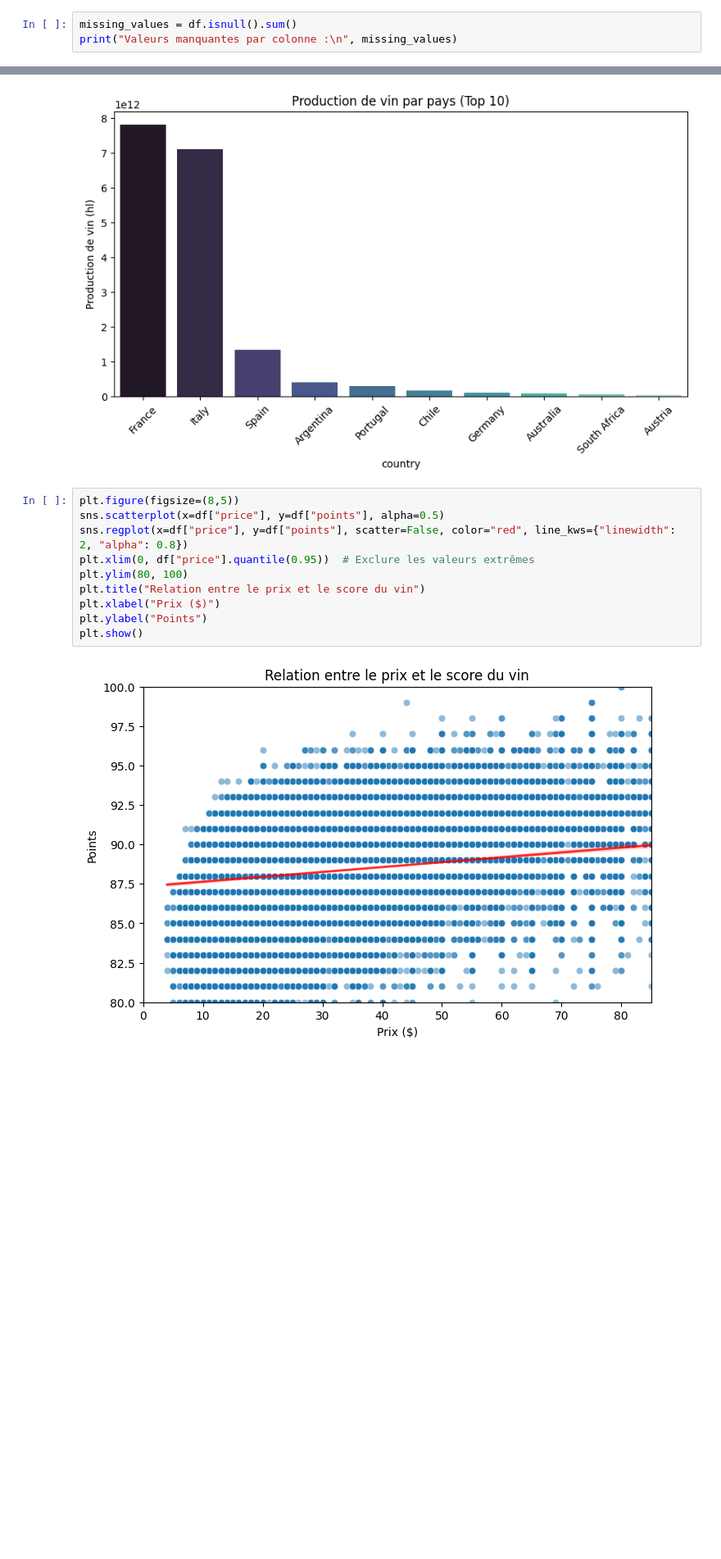
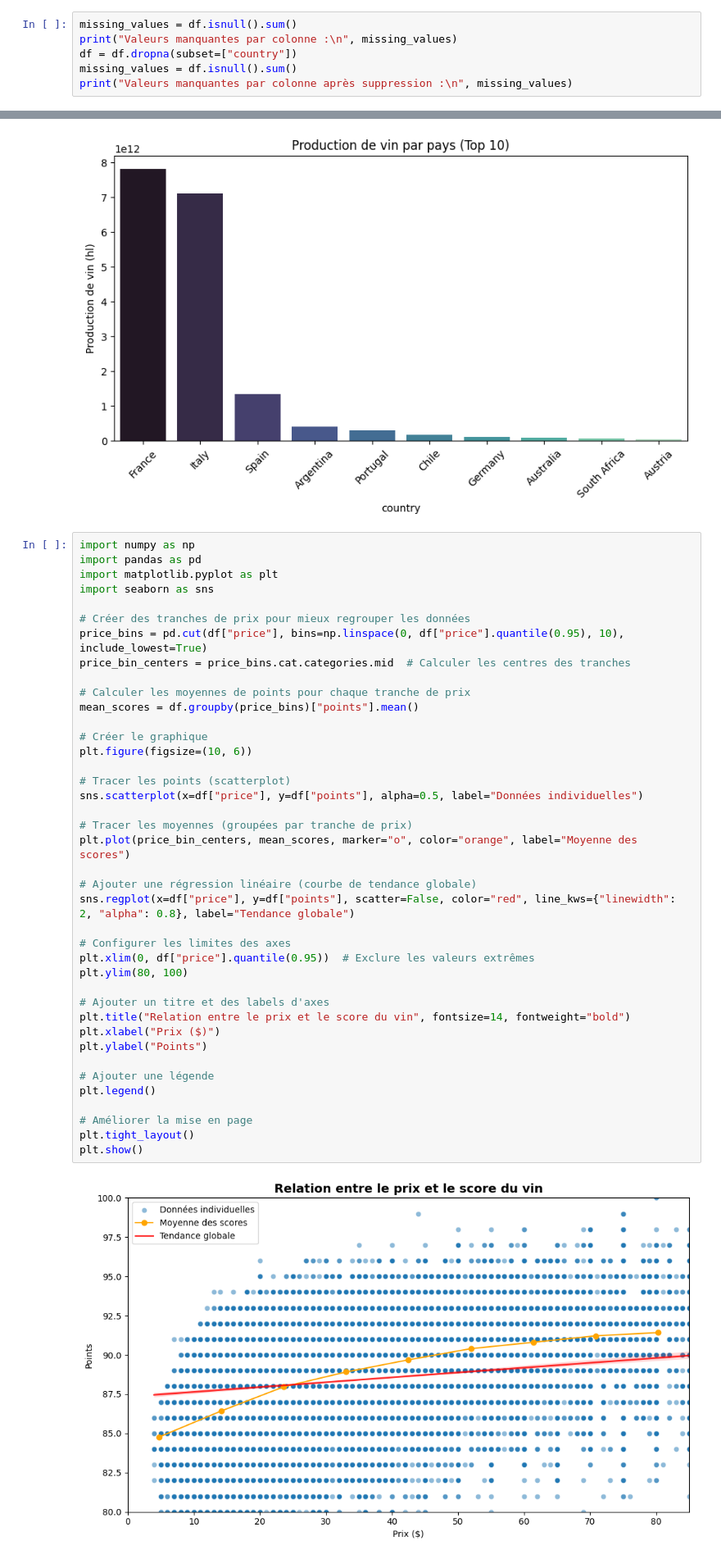
Before and after one commit to PhilippeMath49/ProjetVinasse, a Jupyter notebook: src/Notebook.ipynb, the cells around one changed output, grey strips where cells are left out. Shown at 82% size. Cells and saved outputs as stored; diff of their text form; blank space fills up the shorter version.

Commit message:
nettoyage + affichage diagramme

```diff
--- a/src/Notebook.ipynb
+++ b/src/Notebook.ipynb
@@ -121,6 +121,9 @@ memory usage: 13.9+ MB
 # %%
 missing_values = df.isnull().sum()
 print("Valeurs manquantes par colonne :\n", missing_values)
+df = df.dropna(subset=["country"])
+missing_values = df.isnull().sum()
+print("Valeurs manquantes par colonne après suppression :\n", missing_values)
 # %% [output]
 Valeurs manquantes par colonne :
  id                           0
@@ -392,17 +397,47 @@ plt.show()
 # %% [output]
 [figure]
 # %%
-plt.figure(figsize=(8,5))
-sns.scatterplot(x=df["price"], y=df["points"], alpha=0.5)
-sns.regplot(x=df["price"], y=df["points"], scatter=False, color="red", line_kws={"linewidth": 2, "alpha": 0.8})
+import numpy as np
+import pandas as pd
+import matplotlib.pyplot as plt
+import seaborn as sns
+
+# Créer des tranches de prix pour mieux regrouper les données
+price_bins = pd.cut(df["price"], bins=np.linspace(0, df["price"].quantile(0.95), 10), include_lowest=True)
+price_bin_centers = price_bins.cat.categories.mid  # Calculer les centres des tranches
+
+# Calculer les moyennes de points pour chaque tranche de prix
+mean_scores = df.groupby(price_bins)["points"].mean()
+
+# Créer le graphique
+plt.figure(figsize=(10, 6))
+
+# Tracer les points (scatterplot)
+sns.scatterplot(x=df["price"], y=df["points"], alpha=0.5, label="Données individuelles")
+
+# Tracer les moyennes (groupées par tranche de prix)
+plt.plot(price_bin_centers, mean_scores, marker="o", color="orange", label="Moyenne des scores")
+
+# Ajouter une régression linéaire (courbe de tendance globale)
+sns.regplot(x=df["price"], y=df["points"], scatter=False, color="red", line_kws={"linewidth": 2, "alpha": 0.8}, label="Tendance globale")
+
+# Configurer les limites des axes
 plt.xlim(0, df["price"].quantile(0.95))  # Exclure les valeurs extrêmes
 plt.ylim(80, 100)
-plt.title("Relation entre le prix et le score du vin")
+
+# Ajouter un titre et des labels d'axes
+plt.title("Relation entre le prix et le score du vin", fontsize=14, fontweight="bold")
 plt.xlabel("Prix ($)")
 plt.ylabel("Points")
+
+# Ajouter une légende
+plt.legend()
+
+# Améliorer la mise en page
+plt.tight_layout()
 plt.show()
 # %% [output]
-[figure, old version]
+[figure, new version]
 # %%
 avg_notation_country = df.groupby("country")["points"].mean().sort_values(ascending=False).head(10)
 plt.figure(figsize=(10,5))
```
Also changed, not shown: parts of 1 cell of this notebook.
